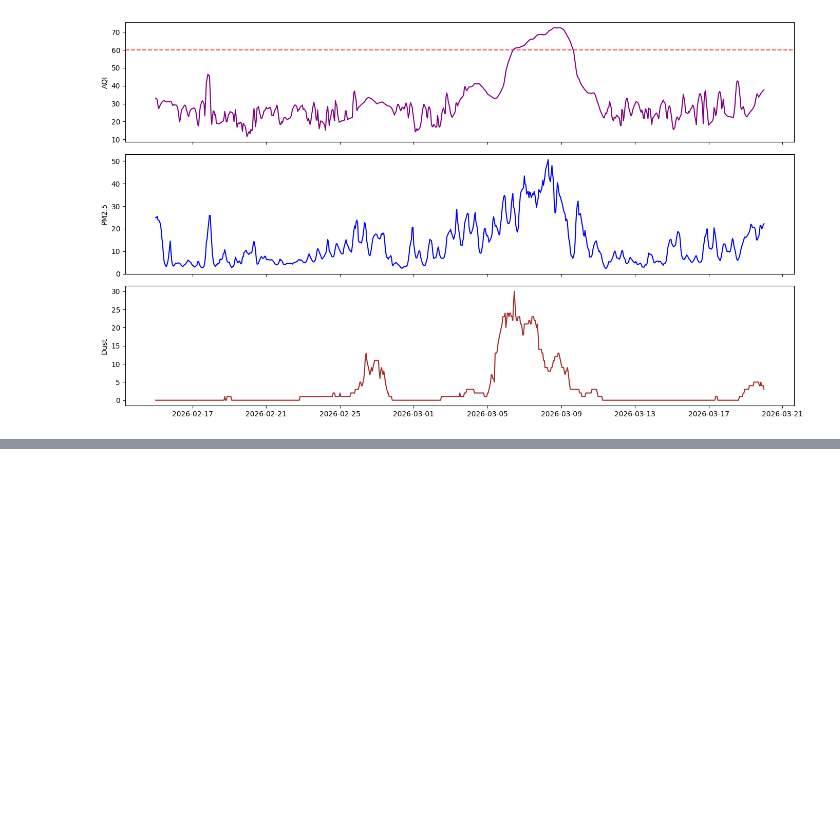
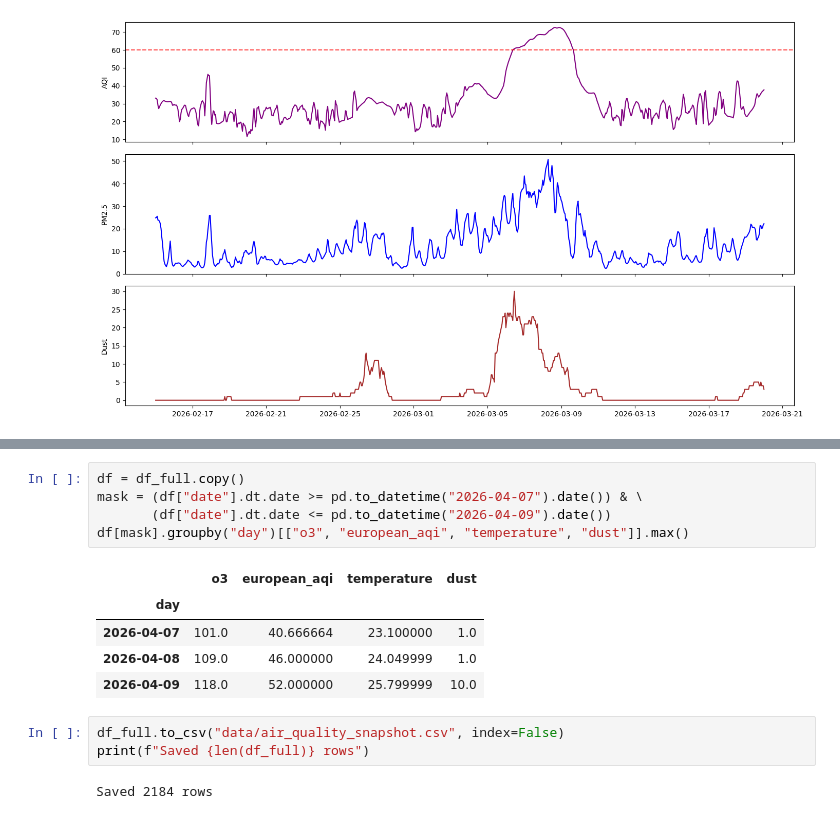
Before and after one commit to sarhakim/air-quality-agent, a Jupyter notebook: notebooks/explo_opendata.ipynb, the cells around one changed output, grey strips where cells are left out. Drawn from its saved outputs; the diff is of its cells as text; blank space fills up the shorter version.

```diff
--- a/notebooks/explo_opendata.ipynb
+++ b/notebooks/explo_opendata.ipynb
@@ -179,0 +236,16 @@ max      25.799999    29.344416      360.000000       7.400000   100.000000
+# %%
+df = df_full.copy()
+mask = (df["date"].dt.date >= pd.to_datetime("2026-04-07").date()) & \
+       (df["date"].dt.date <= pd.to_datetime("2026-04-09").date())
+df[mask].groupby("day")[["o3", "european_aqi", "temperature", "dust"]].max()
+# %% [output]
+|  | o3 | european_aqi | temperature | dust |
+| day |  |  |  |  |
+| 2026-04-07 | 101.0 | 40.666664 | 23.100000 | 1.0 |
+| 2026-04-08 | 109.0 | 46.000000 | 24.049999 | 1.0 |
+| 2026-04-09 | 118.0 | 52.000000 | 25.799999 | 10.0 |
+# %%
+df_full.to_csv("data/air_quality_snapshot.csv", index=False)
+print(f"Saved {len(df_full)} rows")
+# %% [output]
+Saved 2184 rows
```
Also changed, not shown: parts of 7 cells of this notebook, 13 other files.
